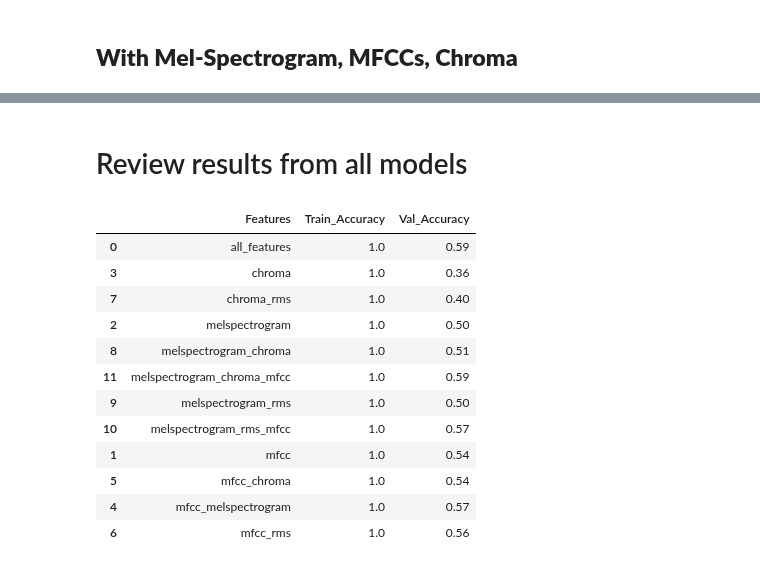
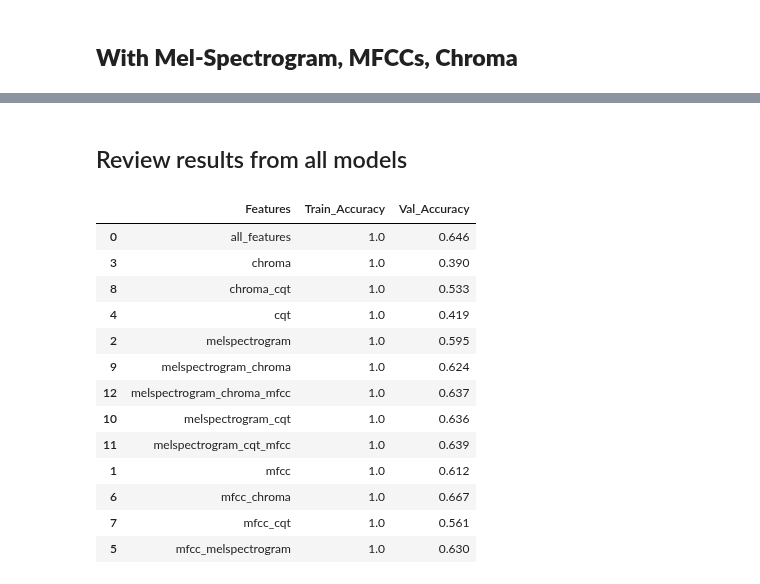
Before and after one commit to Thato-Mot/Final-Version-Of-Bird-Classification-Project, a Jupyter notebook: a. Imbalanced-Data/3a. Google Training/a. Random_Forest/d_random_forest_imbalanced_avgpool_3s_annotated.ipynb, the cells around one changed output, grey strips where cells are left out. Drawn from its saved outputs; the diff is of its cells as text; code cells hidden in the pictures.

```diff
--- a/a. Imbalanced-Data/3a. Google Training/a. Random_Forest/d_random_forest_imbalanced_avgpool_3s_annotated.ipynb
+++ b/a. Imbalanced-Data/3a. Google Training/a. Random_Forest/d_random_forest_imbalanced_avgpool_3s_annotated.ipynb
@@ -534,5 +801,5 @@ training_features.shape
 # %%
-validation_features = np.concatenate((val_features['melspectrogram'], val_features['rms'], val_features['mfcc']), axis=1)
+validation_features = np.concatenate((val_features['melspectrogram'], val_features['cqt'], val_features['mfcc']), axis=1)
 
 validation_features.shape
 # %% [output]
@@ -540,4 +807,4 @@ validation_features.shape
 # %%
-rf = RandomForestClassifier(n_estimators=50, criterion='entropy')
+rf = RandomForestClassifier(n_estimators=100, criterion='entropy', random_state=1303)
 rf.fit(training_features, train_y)
 # %% [output]
@@ -545,8 +812,8 @@ RandomForestClassifier(criterion='entropy', n_estimators=50)
 # %%
 print('Training accuracy:', rf.score(training_features, train_y))
-train_results['melspectrogram_rms_mfcc'] = rf.score(training_features, train_y)
+train_results['melspectrogram_cqt_mfcc'] = rf.score(training_features, train_y)
 
 print('Validation accuracy:', rf.score(validation_features, val_y))
-val_results['melspectrogram_rms_mfcc'] = rf.score(validation_features, val_y)
+val_results['melspectrogram_cqt_mfcc'] = rf.score(validation_features, val_y)
 # %% [output]
 Training accuracy: 1.0
@@ -568,4 +855,4 @@ validation_features.shape
 # %%
-rf = RandomForestClassifier(n_estimators=50, criterion='entropy')
+rf = RandomForestClassifier(n_estimators=100, criterion='entropy', random_state=1303)
 rf.fit(training_features, train_y)
 # %% [output]
@@ -582,23 +889,24 @@ Validation accuracy: 0.5855937311633514
 # %% [markdown]
-# Review results from all models
+## Review results from all models
 # %%
-train_results_df = pd.DataFrame(list(train_results.items()), columns=['Features', 'Train_Accuracy']).round(2)
-val_results_df = pd.DataFrame(list(val_results.items()), columns=['Features', 'Val_Accuracy']).round(2)
+train_results_df = pd.DataFrame(list(train_results.items()), columns=['Features', 'Train_Accuracy']).round(3)
+val_results_df = pd.DataFrame(list(val_results.items()), columns=['Features', 'Val_Accuracy']).round(3)
 
 result_df = train_results_df.merge(val_results_df, on='Features')
 result_df = result_df.sort_values('Features')
 result_df
 # %% [output]
 |  | Features | Train_Accuracy | Val_Accuracy |
-| 0 | all_features | 1.0 | 0.59 |
-| 3 | chroma | 1.0 | 0.36 |
-| 7 | chroma_rms | 1.0 | 0.40 |
-| 2 | melspectrogram | 1.0 | 0.50 |
-| 8 | melspectrogram_chroma | 1.0 | 0.51 |
-| 11 | melspectrogram_chroma_mfcc | 1.0 | 0.59 |
-| 9 | melspectrogram_rms | 1.0 | 0.50 |
-| 10 | melspectrogram_rms_mfcc | 1.0 | 0.57 |
-| 1 | mfcc | 1.0 | 0.54 |
-| 5 | mfcc_chroma | 1.0 | 0.54 |
-| 4 | mfcc_melspectrogram | 1.0 | 0.57 |
-| 6 | mfcc_rms | 1.0 | 0.56 |
+| 0 | all_features | 1.0 | 0.646 |
+| 3 | chroma | 1.0 | 0.390 |
+| 8 | chroma_cqt | 1.0 | 0.533 |
+| 4 | cqt | 1.0 | 0.419 |
+| 2 | melspectrogram | 1.0 | 0.595 |
+| 9 | melspectrogram_chroma | 1.0 | 0.624 |
+| 12 | melspectrogram_chroma_mfcc | 1.0 | 0.637 |
+| 10 | melspectrogram_cqt | 1.0 | 0.636 |
+| 11 | melspectrogram_cqt_mfcc | 1.0 | 0.639 |
+| 1 | mfcc | 1.0 | 0.612 |
+| 6 | mfcc_chroma | 1.0 | 0.667 |
+| 7 | mfcc_cqt | 1.0 | 0.561 |
+| 5 | mfcc_melspectrogram | 1.0 | 0.630 |
```
Also changed, not shown: parts of 84 cells of this notebook, 43 other files.
